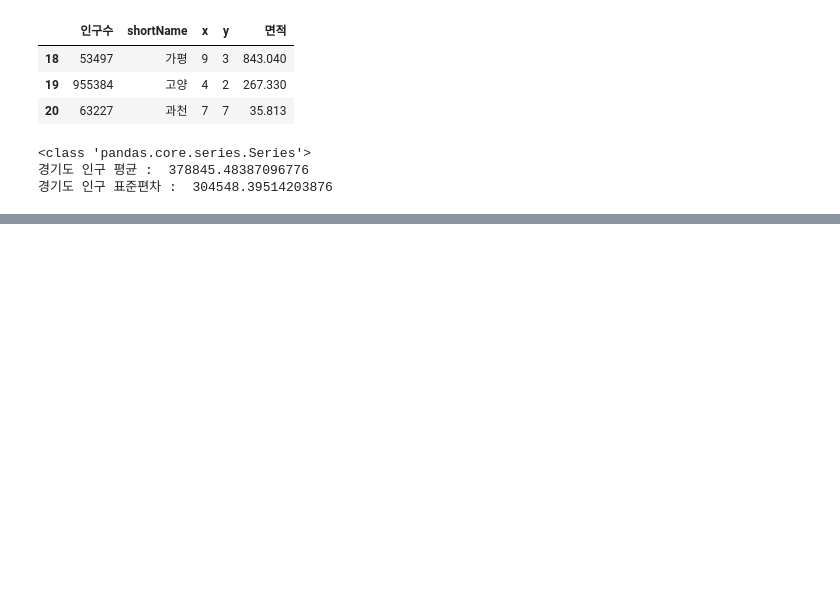
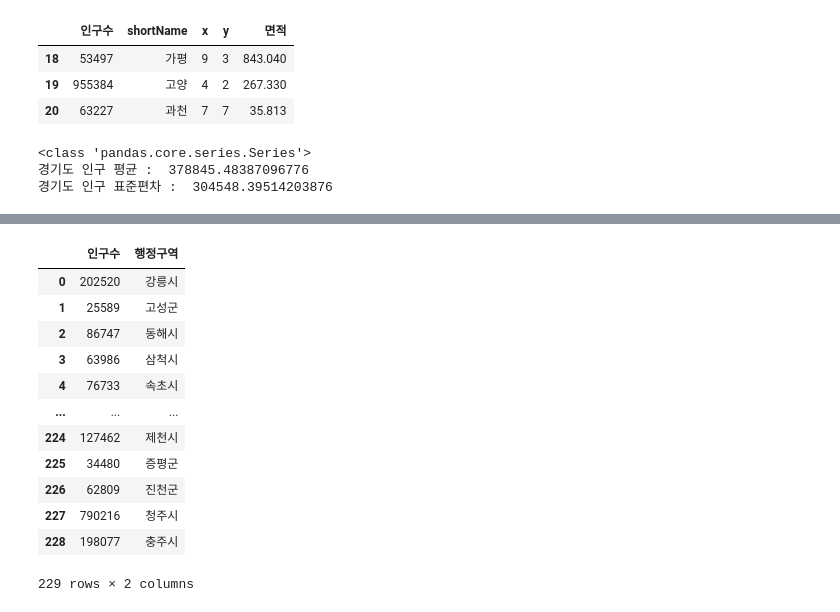
Before and after one commit to vega2k/kosta_webscraping, a Jupyter notebook: 04.행정구역정보분석_시각화.ipynb, the cells around one changed output, grey strips where cells are left out. Drawn from its saved outputs; the diff is of its cells as text; code cells hidden in the pictures; blank space fills up the shorter version.

```diff
--- a/04.행정구역정보분석_시각화.ipynb
+++ b/04.행정구역정보분석_시각화.ipynb
@@ -150,0 +155,17 @@ print('경기도 인구 표준편차 : ', data.loc[data['광역시도'] == '경
+# %%
+# 모든 행과 인구수, 행정구역 컬럼 선택
+data.loc[:,['인구수','행정구역']]
+# %% [output]
+|  | 인구수 | 행정구역 |
+| 0 | 202520 | 강릉시 |
+| 1 | 25589 | 고성군 |
+| 2 | 86747 | 동해시 |
+| 3 | 63986 | 삼척시 |
+| 4 | 76733 | 속초시 |
+| ... | ... | ... |
+| 224 | 127462 | 제천시 |
+| 225 | 34480 | 증평군 |
+| 226 | 62809 | 진천군 |
+| 227 | 790216 | 청주시 |
+| 228 | 198077 | 충주시 |
+229 rows × 2 columns
```
Also changed, not shown: parts of 5 cells of this notebook.
